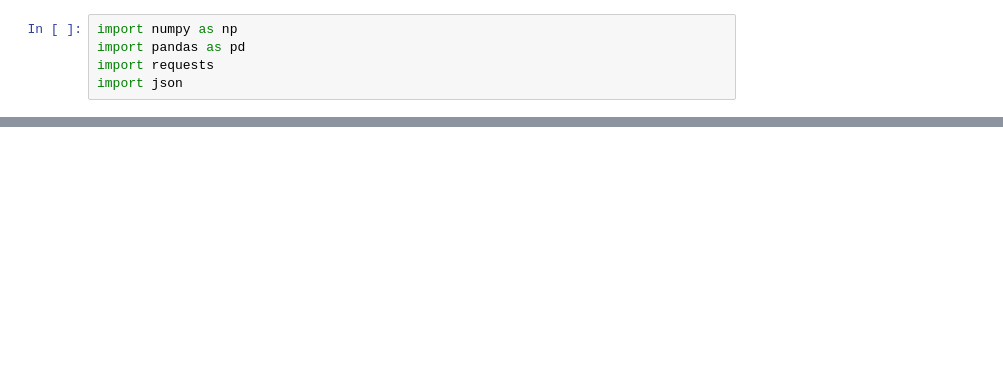
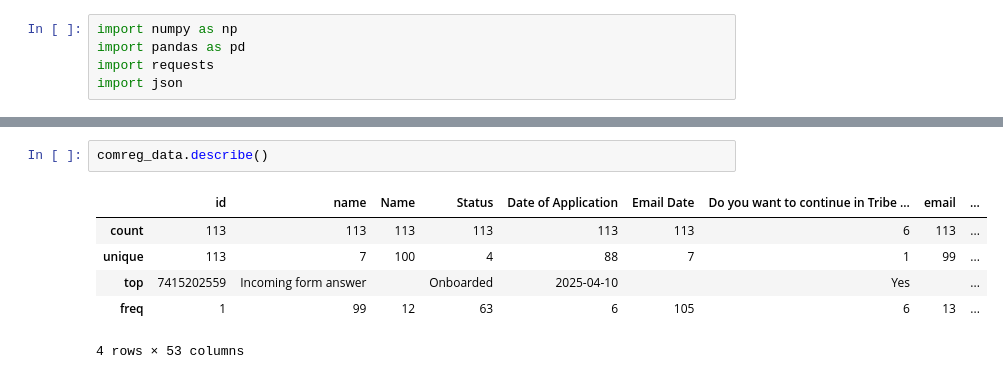
Before and after one commit to TribeDataTeam/Tribe-Data-Team, a Jupyter notebook: tribe_community_circle_data.ipynb, the cells around one changed output, grey strips where cells are left out. Saved outputs shown, nothing was run; the diff lists cells and outputs as text; blank space fills up the shorter version.

Commit message:
tribe_event_analytics_updated_05_12

```diff
--- a/tribe_community_circle_data.ipynb
+++ b/tribe_community_circle_data.ipynb
@@ -90,0 +97,9 @@ comcirc_data
+# %%
+comreg_data.describe()
+# %% [output]
+|  | id | name | Name | Status | Date of Application | Email Date | Do you want to continue in Tribe ... | email | ... |
+| count | 113 | 113 | 113 | 113 | 113 | 113 | 6 | 113 | ... |
+| unique | 113 | 7 | 100 | 4 | 88 | 7 | 1 | 99 | ... |
+| top | 7415202559 | Incoming form answer |  | Onboarded | 2025-04-10 |  | Yes |  | ... |
+| freq | 1 | 99 | 12 | 63 | 6 | 105 | 6 | 13 | ... |
+4 rows × 53 columns
```
Also changed, not shown: parts of 6 cells of this notebook, 4 other files.
